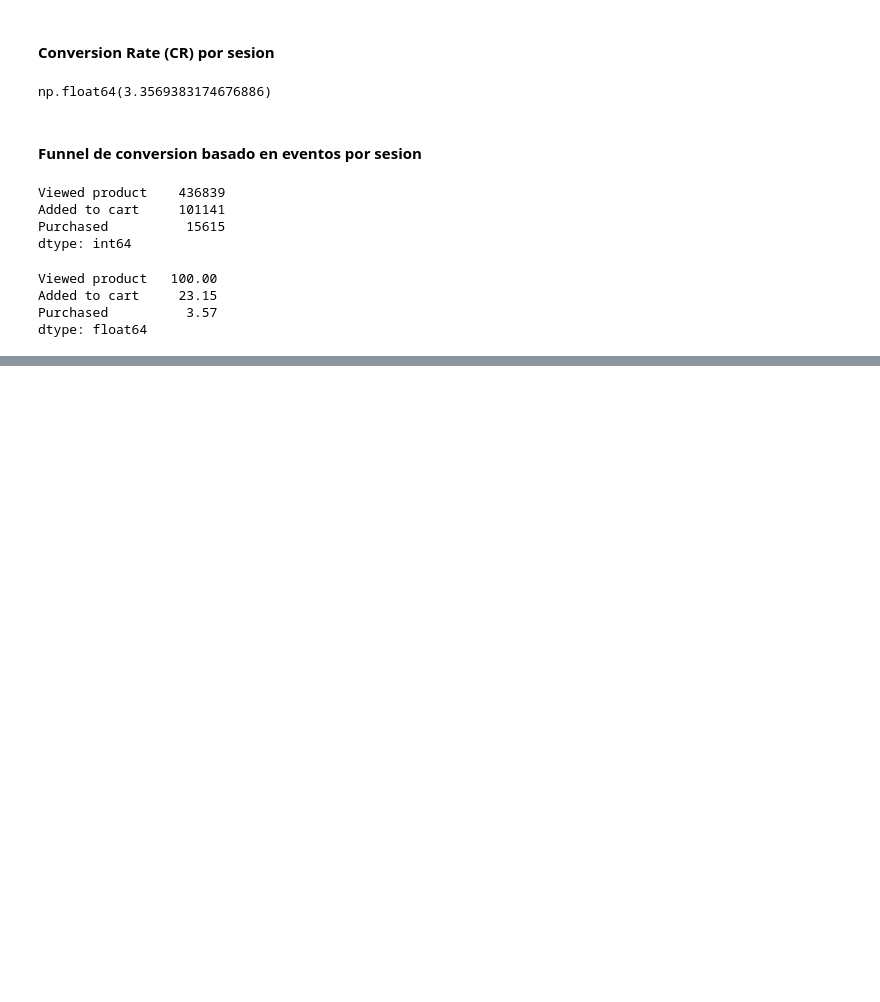
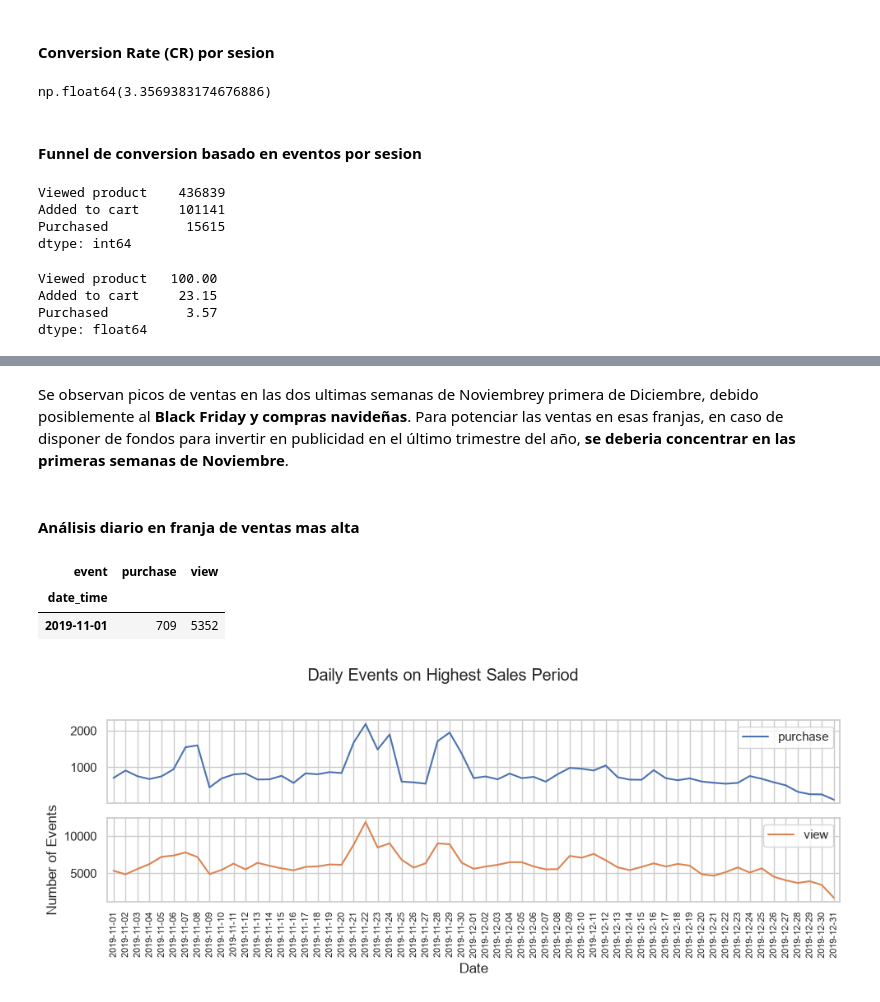
Before and after one commit to jordipsans/ecommerce-growth-analytics, a Jupyter notebook: notebooks/03_AnalisisInsights.ipynb, the cells around one changed output, grey strips where cells are left out. Saved outputs shown, nothing was run; the diff lists cells and outputs as text; code cells hidden in the pictures; blank space fills up the shorter version.

```diff
--- a/notebooks/03_AnalisisInsights.ipynb
+++ b/notebooks/03_AnalisisInsights.ipynb
@@ -534,0 +586,36 @@ La diferencia entre CR Global y CR Funnel se debe a que CR Globasl se calcula co
+# %% [markdown]
+Se observan picos de ventas en las dos ultimas semanas de Noviembrey primera de Diciembre, debido posiblemente al **Black Friday y compras navideñas**. Para potenciar las ventas en esas franjas, en caso de disponer de fondos para invertir en publicidad en el último trimestre del año, **se deberia concentrar en las primeras semanas de Noviembre**.
+# %% [markdown]
+#### Análisis diario en franja de ventas mas alta
+# %%
+#Dataset a nivel diario en franja de mas ventas
+res_dia = df.loc['2019-11' : '2019-12'].groupby('event').resample('D').size().unstack(level=0)
+res_dia.drop(columns=['remove_from_cart','cart'], inplace=True)
+res_dia.index = res_dia.index.astype(str)
+# %%
+res_dia.head(1)
+# %% [output]
+| event | purchase | view |
+| date_time |  |  |
+| 2019-11-01 | 709 | 5352 |
+# %%
+res_dia.index = res_dia.index.astype(str)
+res_dia.plot(figsize=(10, 4), subplots=True)
+
+plt.suptitle("Daily Events on Highest Sales Period")
+plt.xlabel("Date")
+plt.ylabel("Number of Events")
+
+plt.xticks(
+    ticks=range(len(res_dia.index)),
+    labels=res_dia.index,
+    fontsize=8,
+    rotation= 90,
+    ha="center"
+)
+plt.xlim(-0.5, len(res_dia.index) - 0.5)
+plt.tight_layout(rect=[0, 0, 1, 0.96])
+
+plt.show()
+# %% [output]
+[figure, added]
```
Also changed, not shown: parts of 93 cells of this notebook.
